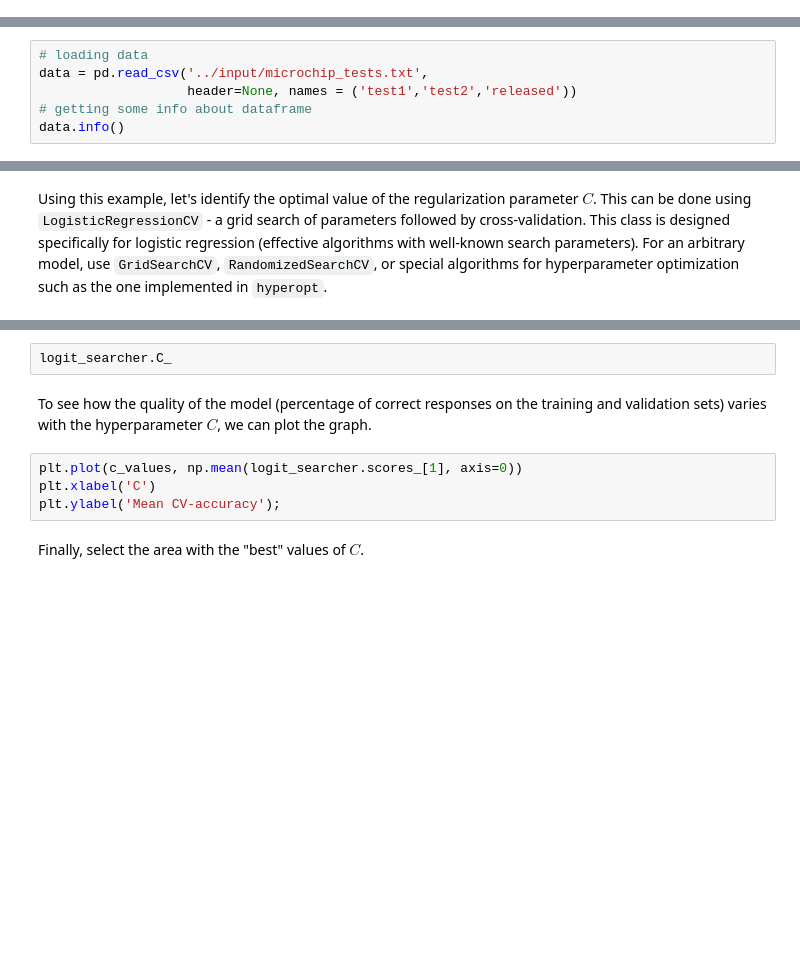
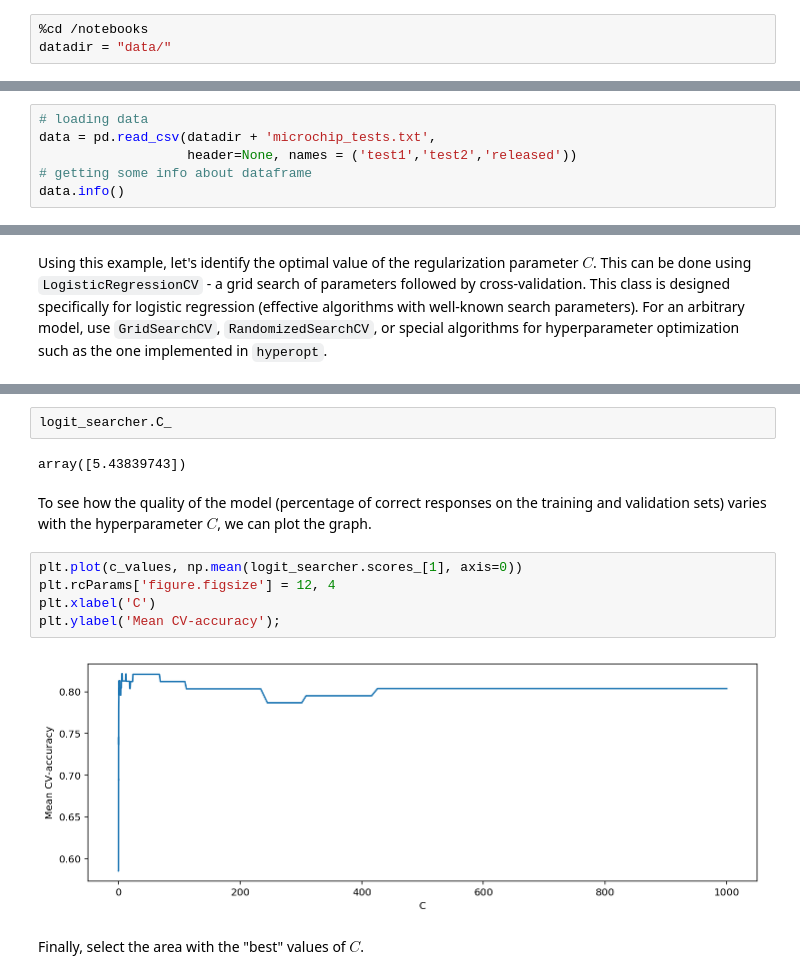
Before and after one commit to wel51x/mlcourse.ai, a Jupyter notebook: Lectures/Topic 4. Linear models. Part 3. Regularization.ipynb, the cells around one changed output, grey strips where cells are left out. Saved outputs shown, nothing was run; the diff lists cells and outputs as text; blank space fills up the shorter version.

```diff
--- a/Lectures/Topic 4. Linear models. Part 3. Regularization.ipynb
+++ b/Lectures/Topic 4. Linear models. Part 3. Regularization.ipynb
@@ -14,3 +14,6 @@ Author: [Yury Kashnitsky](https://www.linkedin.com/in/festline). Translated and
 In the first article, we demonstrated how polynomial features allow linear models to build nonlinear separating surfaces. Let's now show this visually.
 
 Let's see how regularization affects the quality of classification on a dataset on microchip testing from Andrew Ng's course on machine learning. We will use logistic regression with polynomial features and vary the regularization parameter $C$. First, we will see how regularization affects the separating border of the classifier and intuitively recognize under- and overfitting. Then, we will choose the regularization parameter to be numerically close to the optimal value via (`cross-validation`) and (`GridSearch`).
+# %%
+%cd /notebooks
+datadir = "data/"
@@ -36,7 +42,7 @@ from sklearn.model_selection import GridSearchCV
 Let's load the data using `read_csv` from the `pandas` library. In this dataset on 118 microchips (objects), there are results for two tests of quality control (two numerical variables) and information whether the microchip went into production. Variables are already centered, meaning that the column values have had their own mean values subtracted. Thus, the "average" microchip corresponds to a zero value in the test results.
 # %%
 # loading data
-data = pd.read_csv('../input/microchip_tests.txt',
+data = pd.read_csv(datadir + 'microchip_tests.txt',
                    header=None, names = ('test1','test2','released'))
 # getting some info about dataframe
 data.info()
@@ -176,11 +236,16 @@ logit_searcher.fit(X_poly, y)
 # %%
 logit_searcher.C_
+# %% [output]
+array([5.43839743])
 # %% [markdown]
 To see how the quality of the model (percentage of correct responses on the training and validation sets) varies with the hyperparameter $C$, we can plot the graph.
 # %%
 plt.plot(c_values, np.mean(logit_searcher.scores_[1], axis=0))
+plt.rcParams['figure.figsize'] = 12, 4
 plt.xlabel('C')
 plt.ylabel('Mean CV-accuracy');
+# %% [output]
+[figure, added]
 # %% [markdown]
 Finally, select the area with the "best" values of $C$.
 # %%
```
Also changed, not shown: parts of 12 cells of this notebook.
